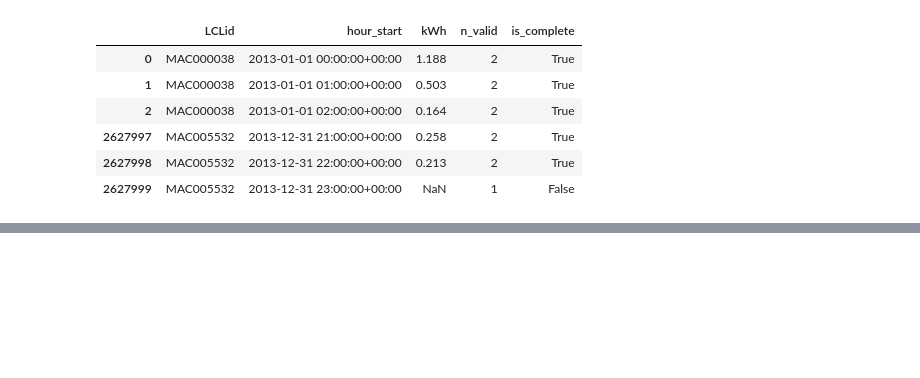
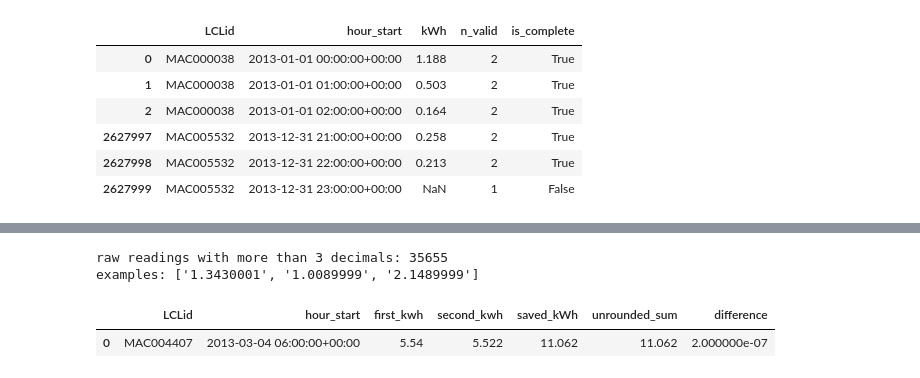
Before and after one commit to Fadhlallah-Almohammed/household-energy-prediction, a Jupyter notebook: notebooks/M2/prepare_hourly_data.ipynb, the cells around one changed output, grey strips where cells are left out. Cells and saved outputs as stored; diff of their text form; code cells hidden in the pictures; blank space fills up the shorter version.

```diff
--- a/notebooks/M2/prepare_hourly_data.ipynb
+++ b/notebooks/M2/prepare_hourly_data.ipynb
@@ -522,0 +692,16 @@ Name: count, dtype: int64
+# %%
+raw_text = full_raw["energy(kWh/hh)"].str.strip()
+extra_digits = raw_text.str.split(".").str[1].str.len() > 3
+print("raw readings with more than 3 decimals:", int(extra_digits.sum()))
+print("examples:", raw_text[extra_digits].head(3).tolist())
+
+digits_check = w2_pairs.loc[[0], ["LCLid", "hour_start", "first_kwh", "second_kwh", "saved_kWh"]].copy()
+digits_check["unrounded_sum"] = digits_check["first_kwh"] + digits_check["second_kwh"]
+digits_check["difference"] = (digits_check["unrounded_sum"] - digits_check["saved_kWh"]).abs()
+assert (digits_check["difference"] < 0.0005).all()
+digits_check
+# %% [output]
+raw readings with more than 3 decimals: 35655
+examples: ['1.3430001', '1.0089999', '2.1489999']
+|  | LCLid | hour_start | first_kwh | second_kwh | saved_kWh | unrounded_sum | difference |
+| 0 | MAC004407 | 2013-03-04 06:00:00+00:00 | 5.54 | 5.522 | 11.062 | 11.062 | 2.000000e-07 |
```
Also changed, not shown: parts of 21 cells of this notebook.
